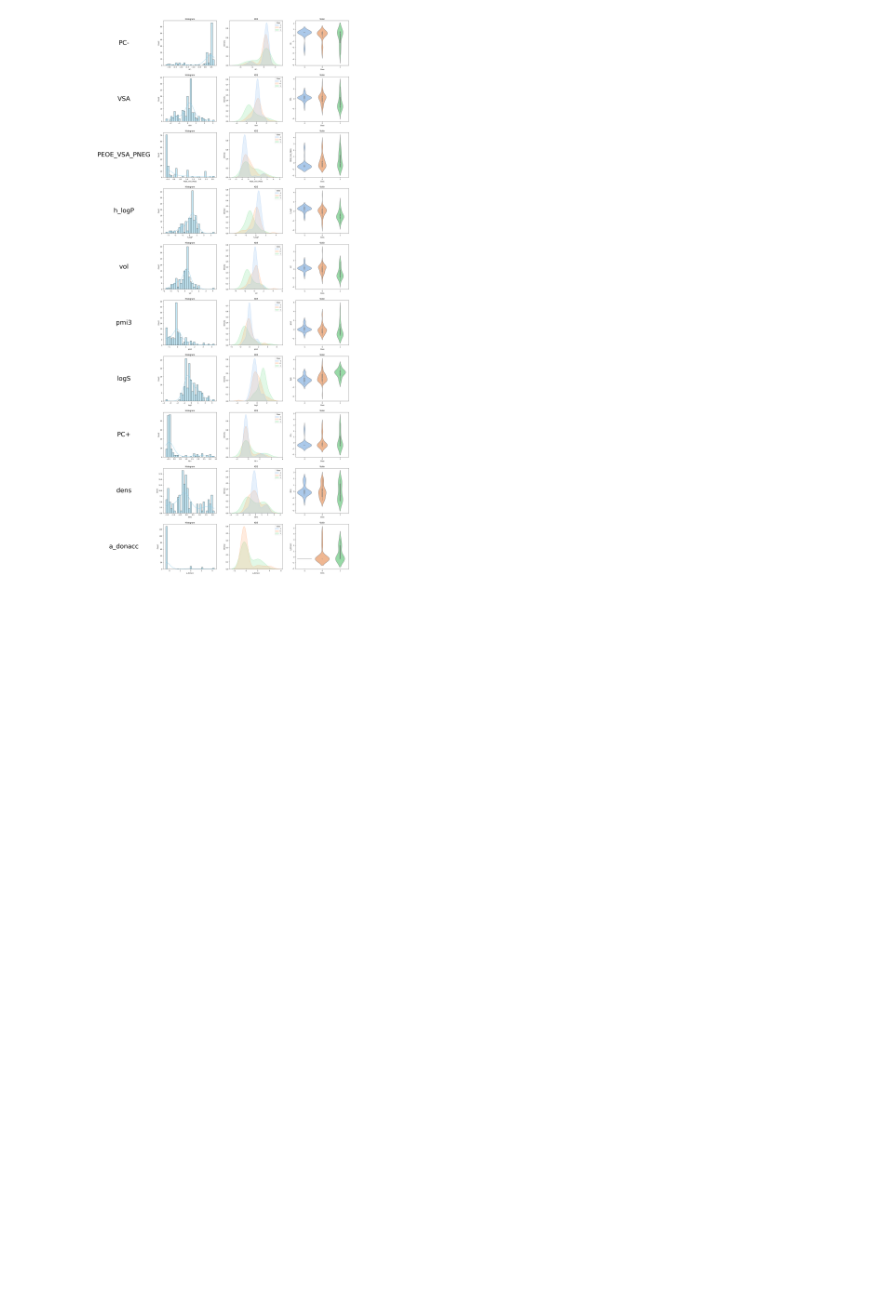
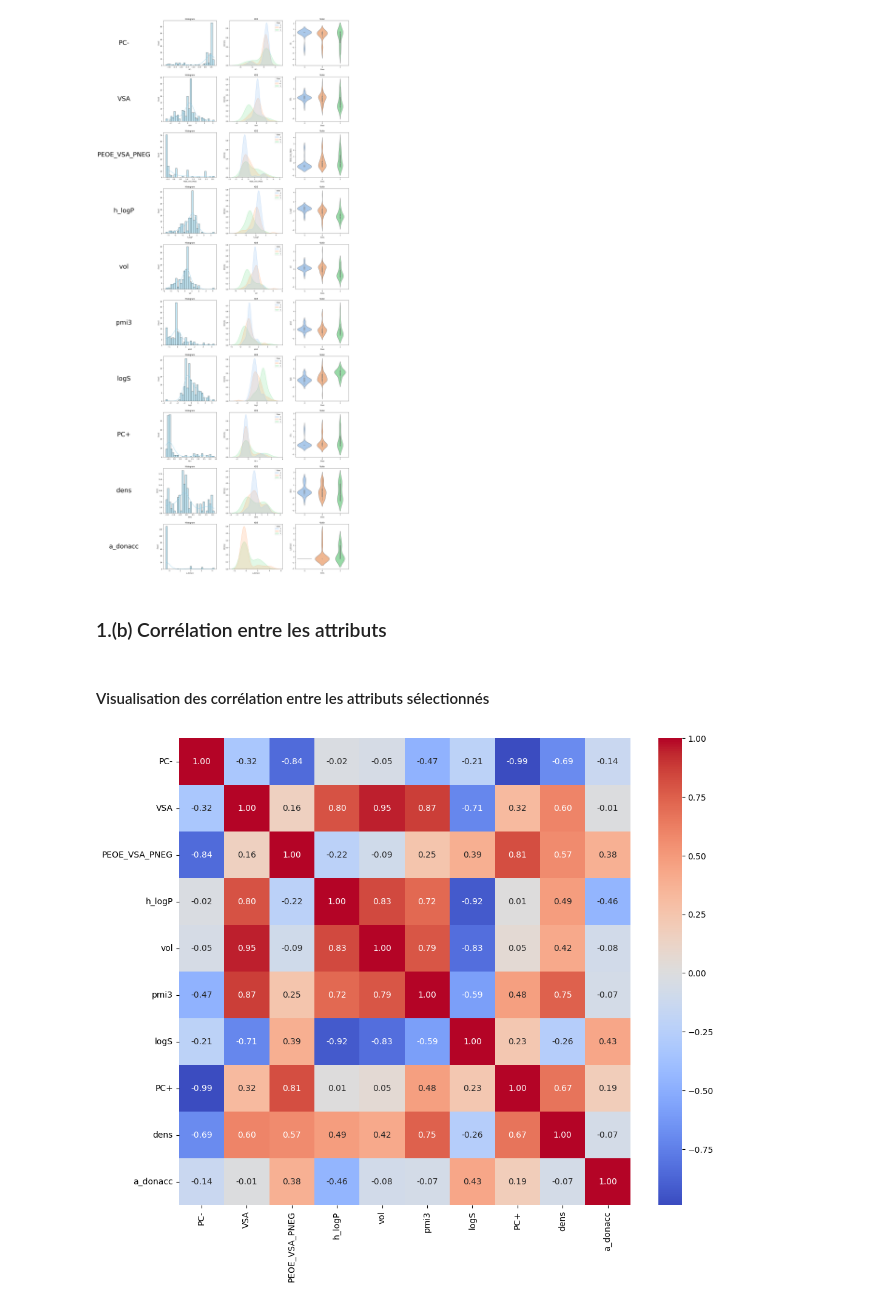
Before and after one commit to tom-sartori/BIN710, a Jupyter notebook: Tp1/groupe8_tp1.ipynb, the cells around one changed output. Saved outputs shown, nothing was run; the diff lists cells and outputs as text; code cells hidden in the pictures; blank space fills up the shorter version.

```diff
--- a/Tp1/groupe8_tp1.ipynb
+++ b/Tp1/groupe8_tp1.ipynb
@@ -195,3 +195,22 @@ def plot_distribution(data, features_to_plot):
 plot_distribution(data, selected_features_XGB)
 # %% [output]
 [figure]
+# %% [markdown]
+### 1.(b) Corrélation entre les attributs
+# %% [markdown]
+#### Visualisation des corrélation entre les attributs sélectionnés
+# %%
+def plot_correlation(data, features_to_plot=None):
+    """
+    Plot a heatmap of the correlation matrix of the dataset.
+    :param data: pandas DataFrame
+    :param features_to_plot: list of strings, if given, plot a heatmap of the correlation matrix of the given features only
+    """
+    if features_to_plot:
+        data = data[features_to_plot]
+    plt.figure(figsize=(12, 10))
+    sns.heatmap(data.corr(), annot=True, cmap='coolwarm', fmt='.2f')
+
+plot_correlation(data, selected_features_XGB)
+# %% [output]
+[figure, added]
```
Also changed, not shown: parts of 3 cells of this notebook.
